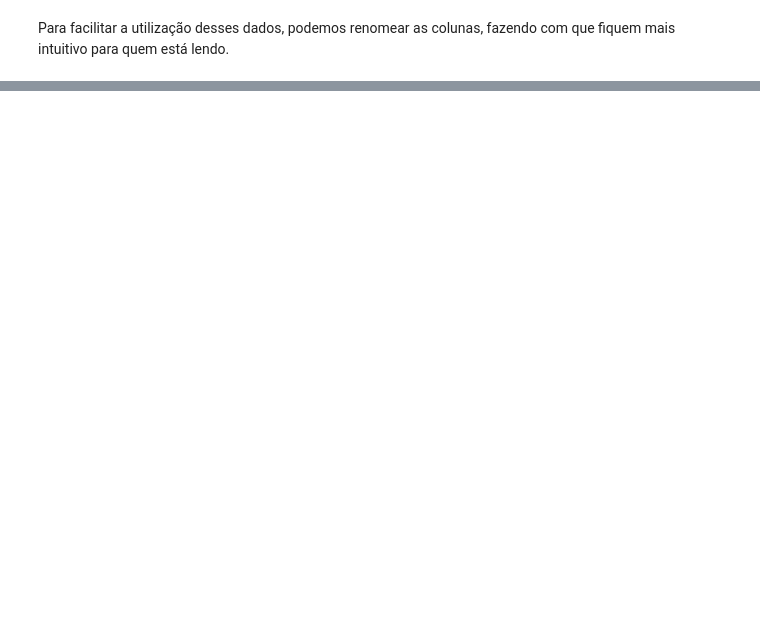
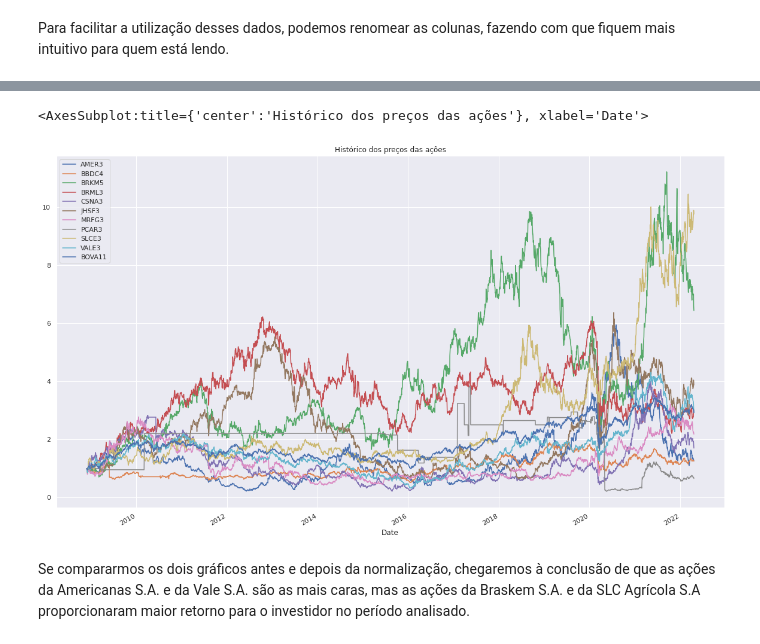
Before and after one commit to alexcamargos/Learning_Python_Programming, a Jupyter notebook: FinancialData/dados_financeiros.ipynb, the cells around one changed output, grey strips where cells are left out. Cells and saved outputs as stored; diff of their text form; code cells hidden in the pictures; blank space fills up the shorter version.

```diff
--- a/FinancialData/dados_financeiros.ipynb
+++ b/FinancialData/dados_financeiros.ipynb
@@ -234,0 +347,10 @@ memory usage: 397.7 KB
+# %%
+for acao in carteira_normalizada_retorno.columns:
+    carteira_normalizada_retorno[acao] = carteira_normalizada_retorno[acao] / carteira_normalizada_retorno[acao][0]
+# %%
+carteira_normalizada_retorno.plot(figsize=(20,12), title='Histórico dos preços das ações')
+# %% [output]
+<AxesSubplot:title={'center':'Histórico dos preços das ações'}, xlabel='Date'>
+[figure, added]
+# %% [markdown]
+Se compararmos os dois gráficos antes e depois da normalização, chegaremos à conclusão de que as ações da Americanas S.A. e da Vale S.A. são as mais caras, mas as ações da Braskem S.A. e da SLC Agrícola S.A proporcionaram maior retorno para o investidor no período analisado.
```
Also changed, not shown: parts of 28 cells of this notebook.
